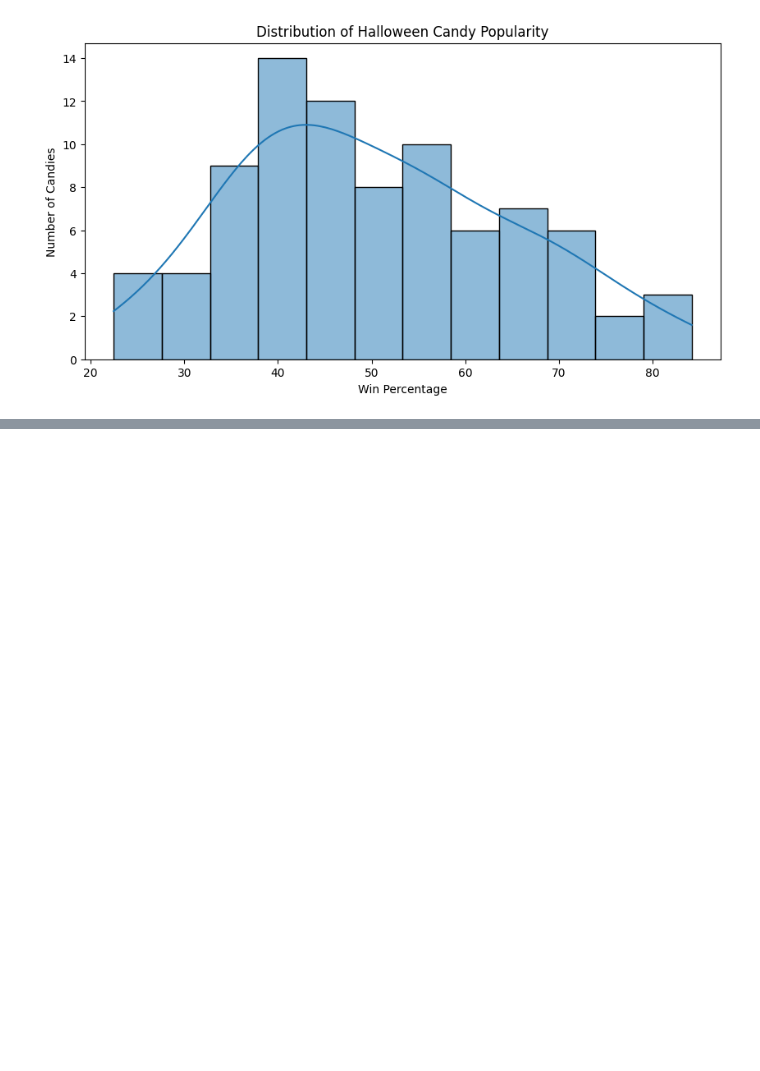
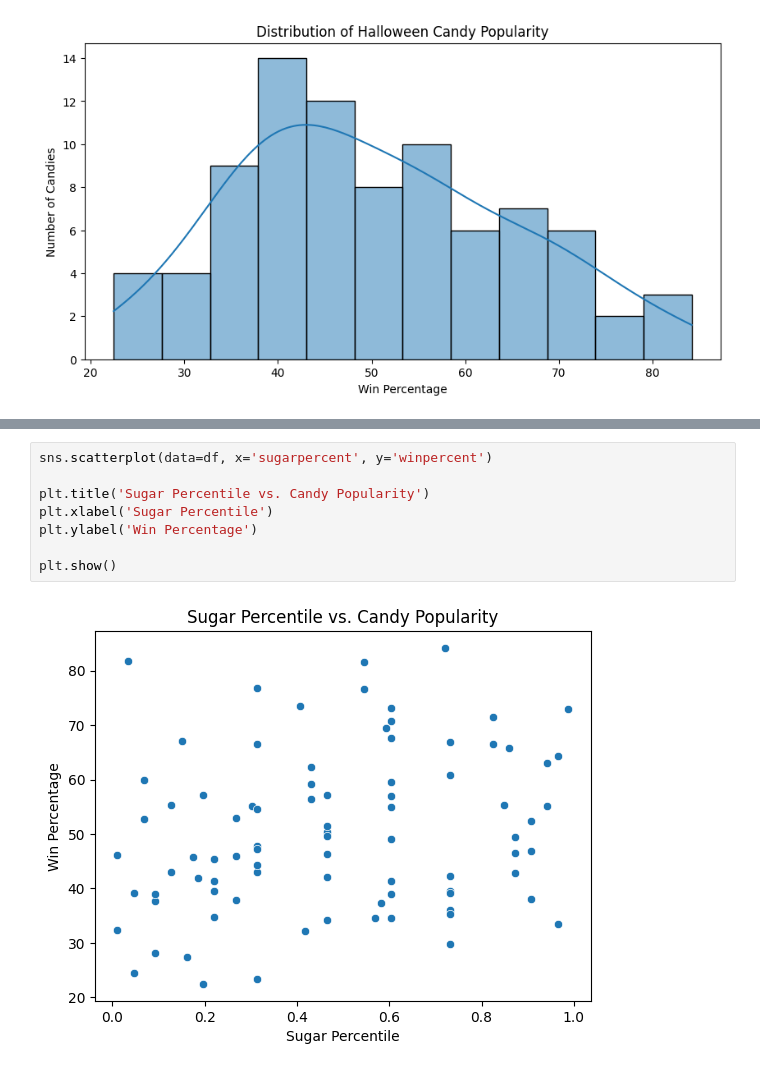
Before and after one commit to Leticia-Sousa-DS/trick-or-data, a Jupyter notebook: trick_or_data.ipynb, the cells around one changed output, grey strips where cells are left out. Saved outputs shown, nothing was run; the diff lists cells and outputs as text; blank space fills up the shorter version.

```diff
--- a/trick_or_data.ipynb
+++ b/trick_or_data.ipynb
@@ -111,0 +219,10 @@ plt.show()
+# %%
+sns.scatterplot(data=df, x='sugarpercent', y='winpercent')
+
+plt.title('Sugar Percentile vs. Candy Popularity')
+plt.xlabel('Sugar Percentile')
+plt.ylabel('Win Percentage')
+
+plt.show()
+# %% [output]
+[figure, added]
```
Also changed, not shown: parts of 21 cells of this notebook.
